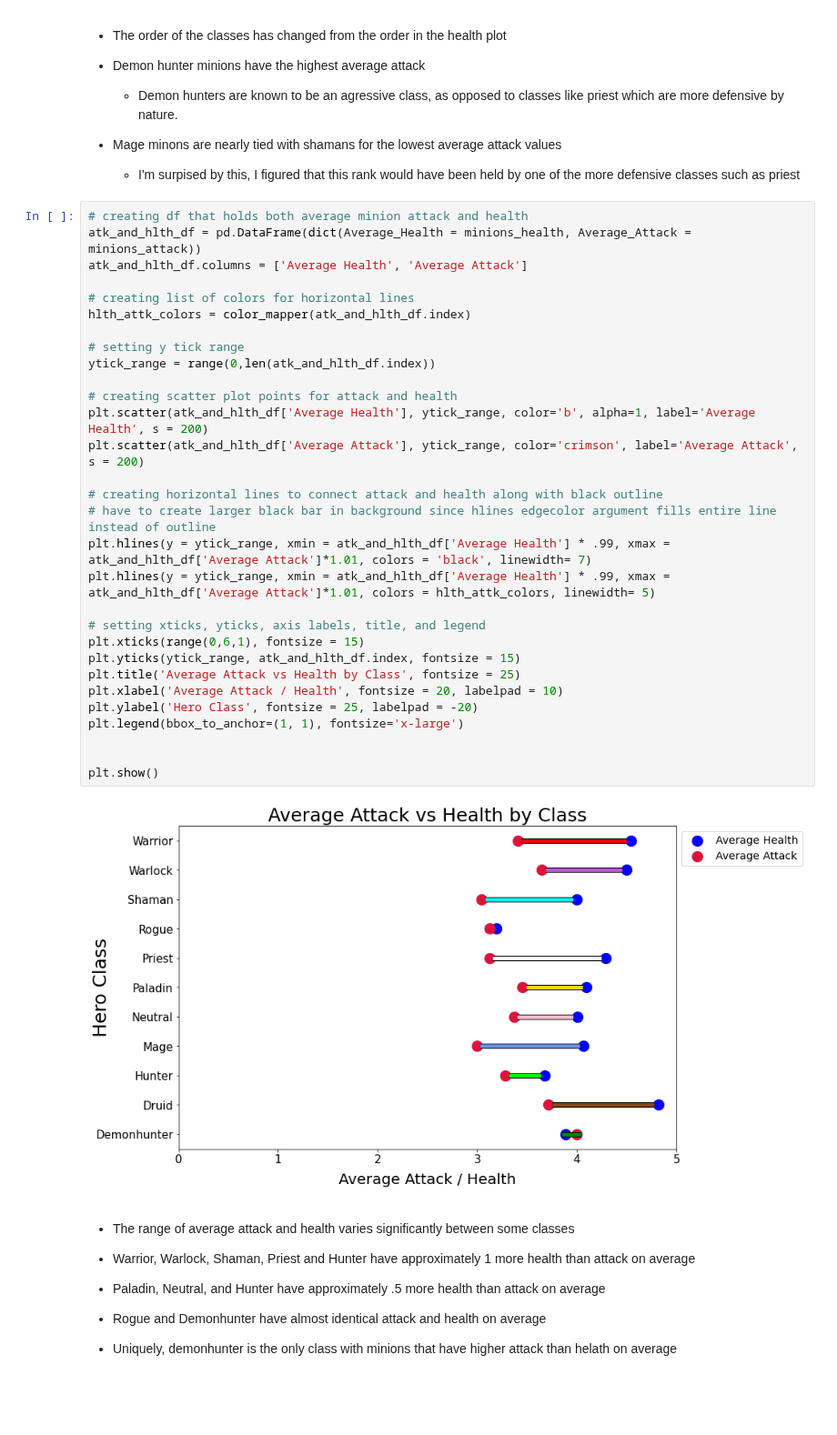
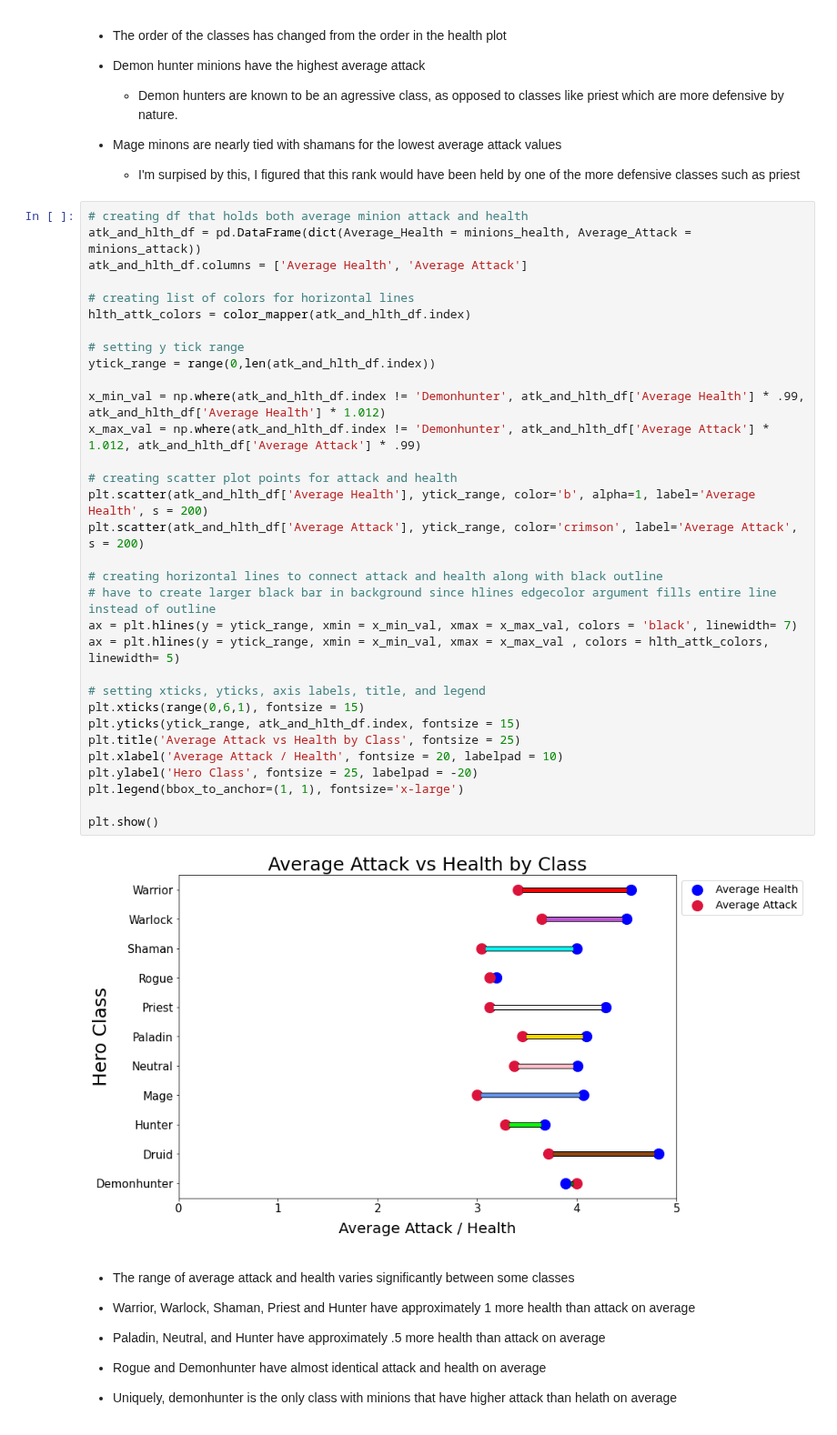
Before and after one commit to SamuelD-Data/hearthstone_project, a Jupyter notebook: hearthstone_project_notebook.ipynb, the cells around one changed output. Shown at 91% size. Drawn from its saved outputs; the diff is of its cells as text; blank space fills up the shorter version.

Commit message:
updated demonhunter bar in attack/health lollipop plot to no longer appear in both attack and health dots

```diff
--- a/hearthstone_project_notebook.ipynb
+++ b/hearthstone_project_notebook.ipynb
@@ -926,35 +926,37 @@ plt.show()
 # %%
 # creating df that holds both average minion attack and health
 atk_and_hlth_df = pd.DataFrame(dict(Average_Health = minions_health, Average_Attack = minions_attack))
 atk_and_hlth_df.columns = ['Average Health', 'Average Attack']
 
 # creating list of colors for horizontal lines
 hlth_attk_colors = color_mapper(atk_and_hlth_df.index)
 
 # setting y tick range
 ytick_range = range(0,len(atk_and_hlth_df.index))
 
+x_min_val = np.where(atk_and_hlth_df.index != 'Demonhunter', atk_and_hlth_df['Average Health'] * .99, atk_and_hlth_df['Average Health'] * 1.012)
+x_max_val = np.where(atk_and_hlth_df.index != 'Demonhunter', atk_and_hlth_df['Average Attack'] * 1.012, atk_and_hlth_df['Average Attack'] * .99)
+
 # creating scatter plot points for attack and health
 plt.scatter(atk_and_hlth_df['Average Health'], ytick_range, color='b', alpha=1, label='Average Health', s = 200)
 plt.scatter(atk_and_hlth_df['Average Attack'], ytick_range, color='crimson', label='Average Attack', s = 200)
 
 # creating horizontal lines to connect attack and health along with black outline
 # have to create larger black bar in background since hlines edgecolor argument fills entire line instead of outline
-plt.hlines(y = ytick_range, xmin = atk_and_hlth_df['Average Health'] * .99, xmax = atk_and_hlth_df['Average Attack']*1.01, colors = 'black', linewidth= 7)
-plt.hlines(y = ytick_range, xmin = atk_and_hlth_df['Average Health'] * .99, xmax = atk_and_hlth_df['Average Attack']*1.01, colors = hlth_attk_colors, linewidth= 5)
+ax = plt.hlines(y = ytick_range, xmin = x_min_val, xmax = x_max_val, colors = 'black', linewidth= 7)
+ax = plt.hlines(y = ytick_range, xmin = x_min_val, xmax = x_max_val , colors = hlth_attk_colors, linewidth= 5)
 
 # setting xticks, yticks, axis labels, title, and legend
 plt.xticks(range(0,6,1), fontsize = 15)
 plt.yticks(ytick_range, atk_and_hlth_df.index, fontsize = 15)
 plt.title('Average Attack vs Health by Class', fontsize = 25)
 plt.xlabel('Average Attack / Health', fontsize = 20, labelpad = 10)
 plt.ylabel('Hero Class', fontsize = 25, labelpad = -20)
 plt.legend(bbox_to_anchor=(1, 1), fontsize='x-large')
 
-
 plt.show()
 # %% [output]
-[figure, old version]
+[figure, new version]
 # %% [markdown]
 - The range of average attack and health varies significantly between some classes
 
```
